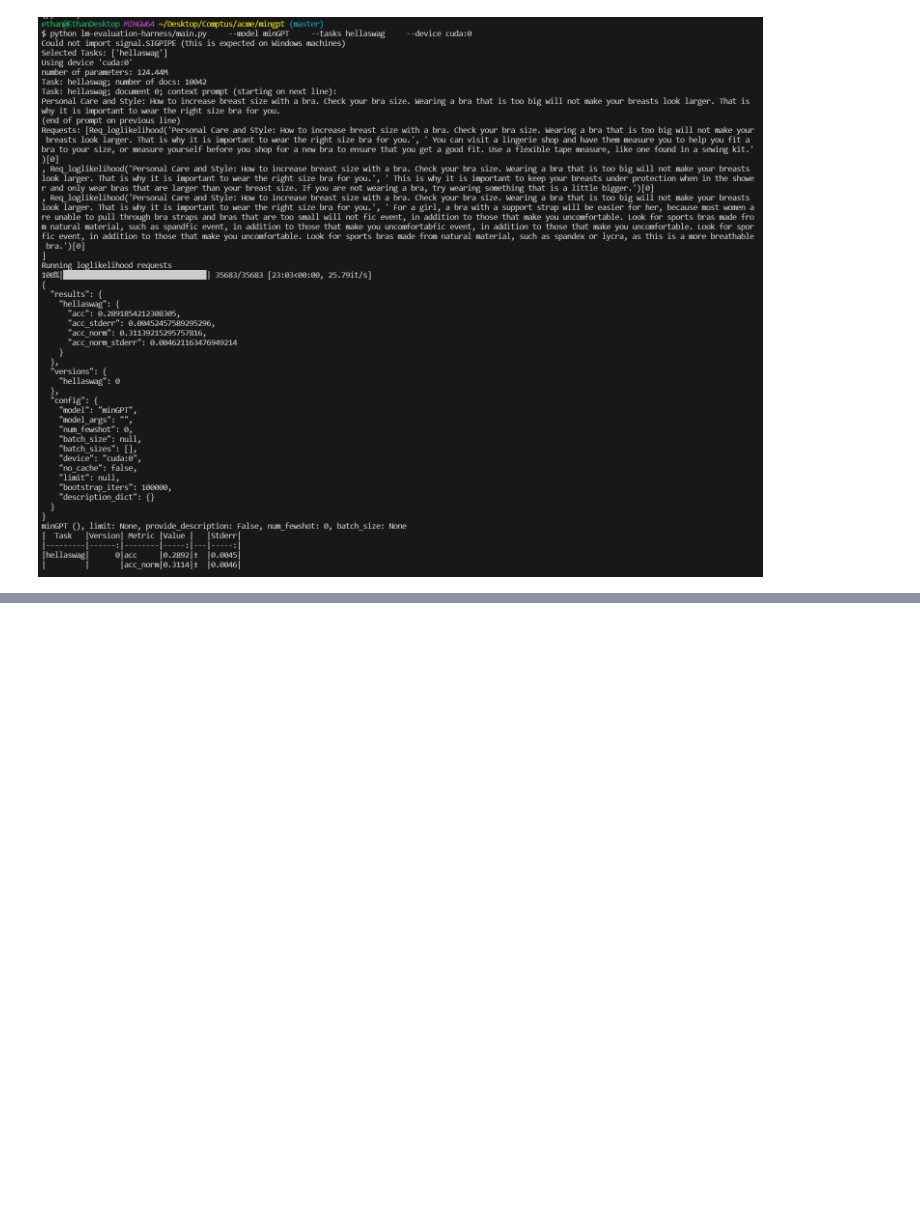
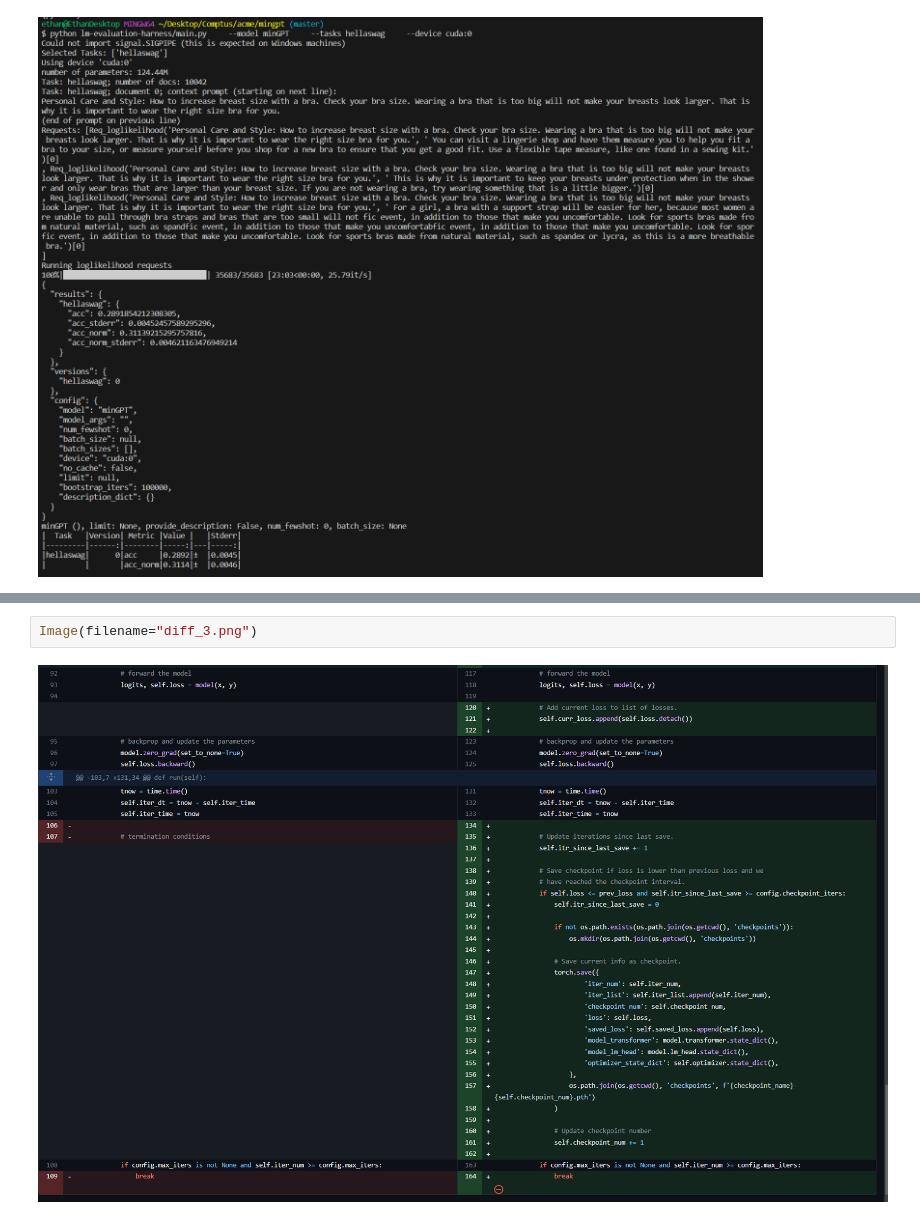
Before and after one commit to EthanRCT/minGPT, a Jupyter notebook: 2a.ipynb, the cells around one changed output, grey strips where cells are left out. Cells and saved outputs as stored; diff of their text form; blank space fills up the shorter version.

```diff
--- a/2a.ipynb
+++ b/2a.ipynb
@@ -114,0 +125,4 @@ Image(filename="lm-eval_results.png")
+# %%
+Image(filename="diff_3.png")
+# %% [output]
+[figure, added]
```
Also changed, not shown: parts of 4 cells of this notebook, 4 other files.
